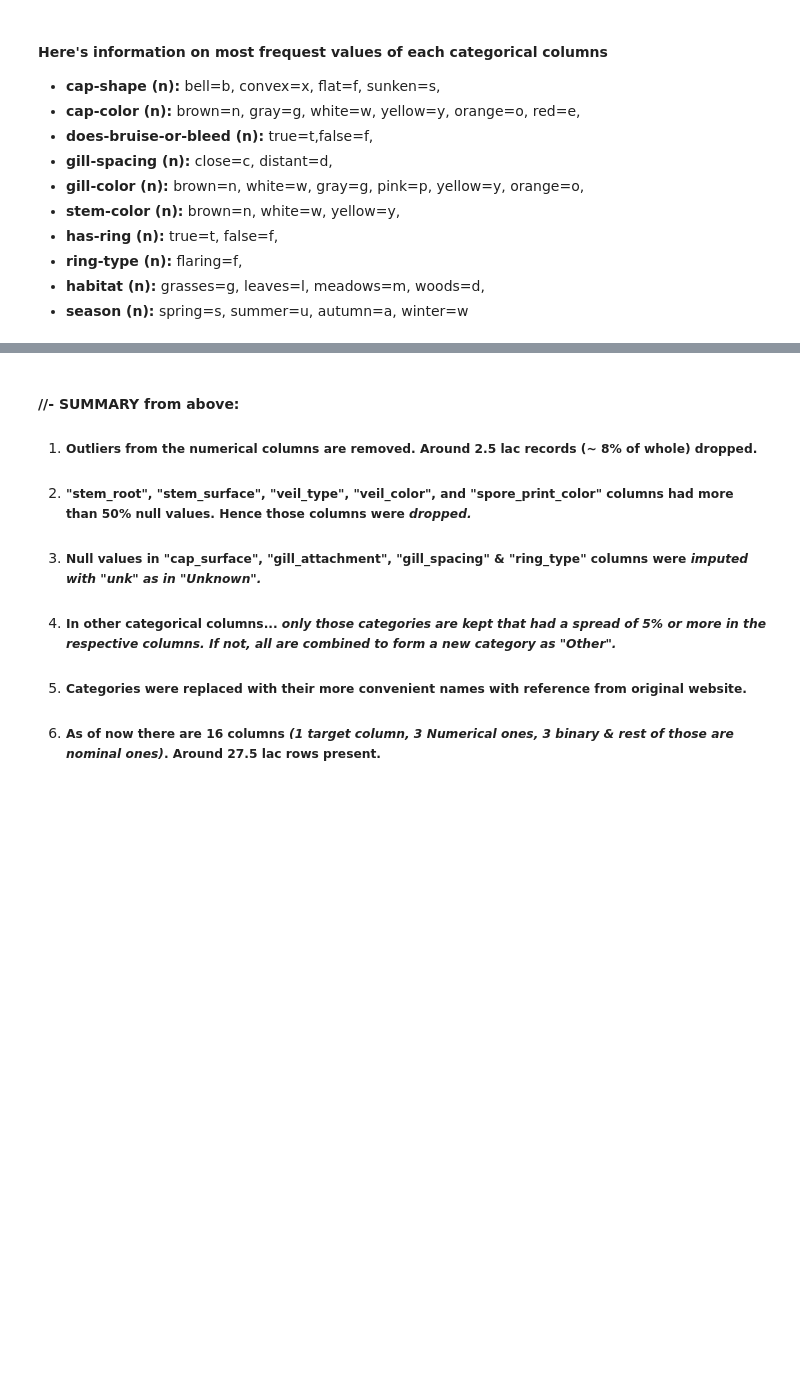
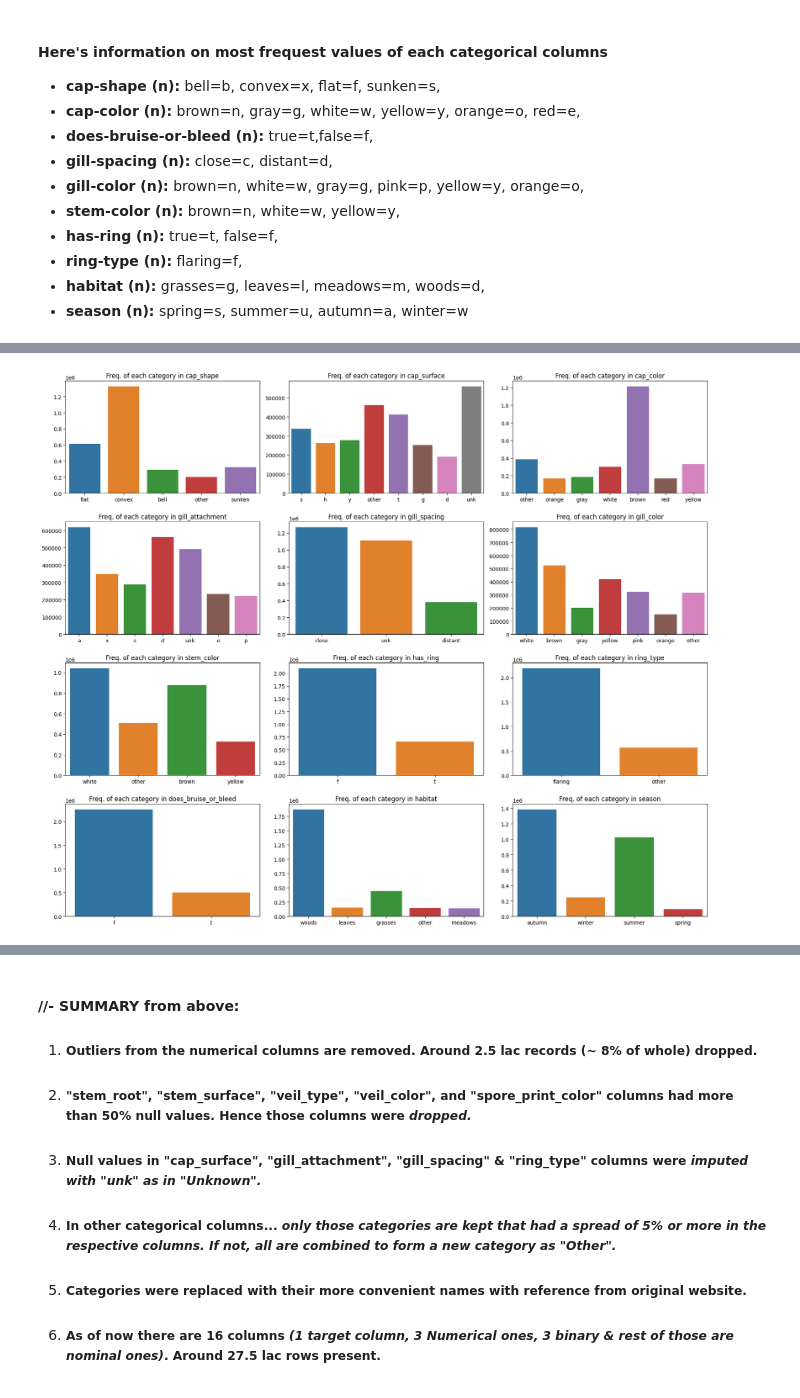
Before and after one commit to AvinandanPal25/DS__Predict_the_Mushroom, a Jupyter notebook: edible-or-poisonous-mushroom.ipynb, the cells around one changed output, grey strips where cells are left out. Saved outputs shown, nothing was run; the diff lists cells and outputs as text; code cells hidden in the pictures; blank space fills up the shorter version.

Commit message:
EDA 02 -- almost done
Completed some more analysis on the Dataset. Worked on both numerical and categorical columns in this file.

```diff
--- a/edible-or-poisonous-mushroom.ipynb
+++ b/edible-or-poisonous-mushroom.ipynb
@@ -321,27 +743,27 @@ mdf.sample(2)
 # %%
-categorical_cols= ['cap_shape', 'cap_surface', 'cap_color', 'gill_attachment', 'gill_spacing', 'gill_color',
-                   'stem_color', 'has_ring', 'ring_type', 'does_bruise_or_bleed', 'habitat', 'season' ]
-categorical_cols = np.reshape(categorical_cols, (4,3))
+cat_cols = np.reshape(categorical_cols, (4,3))
 
 # for col in categorical_cols:
 f, axs = plt.subplots(4, 3, figsize=(18, 15))
 
-for n, col in enumerate(categorical_cols):
+for n, col in enumerate(cat_cols):
     sns.countplot(ax=axs[n,0], data=mdf, x =col[0])
     axs[n,0].set_title(f"Freq. of each category in {col[0]}")
     axs[n,0].set_xlabel("")
     axs[n,0].set_ylabel("")
 
     sns.countplot(ax=axs[n,1], data=mdf, x =col[1])
     axs[n,1].set_title(f"Freq. of each category in {col[1]}")
     axs[n,1].set_xlabel("")
     axs[n,1].set_ylabel("")
 
     sns.countplot(ax=axs[n,2], data=mdf, x =col[2])
     axs[n,2].set_title(f"Freq. of each category in {col[2]}")
     axs[n,2].set_xlabel("")
     axs[n,2].set_ylabel("")
 
 f.tight_layout()
+# %% [output]
+[figure, added]
 # %%
 mdf.shape
```
Also changed, not shown: parts of 63 cells of this notebook.
